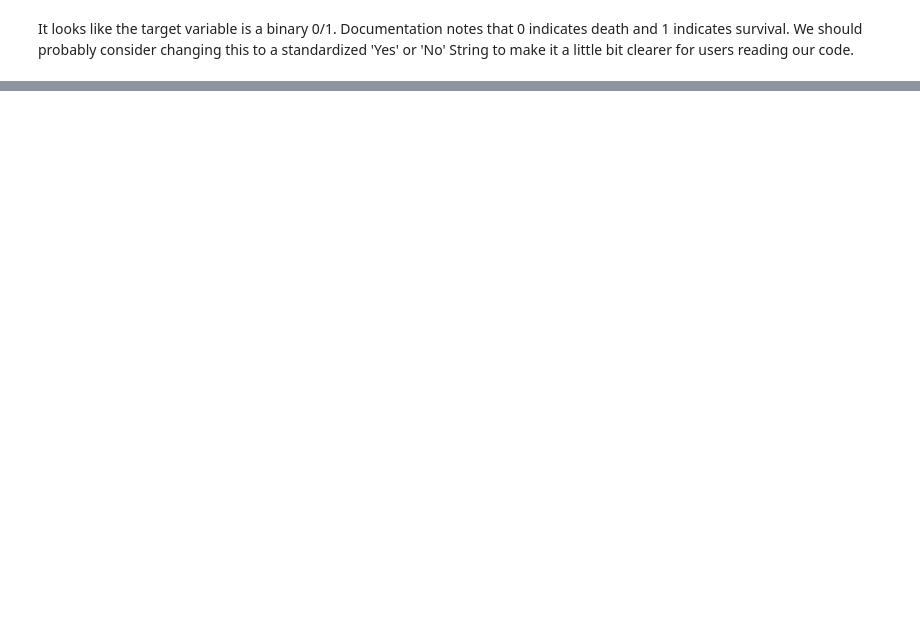
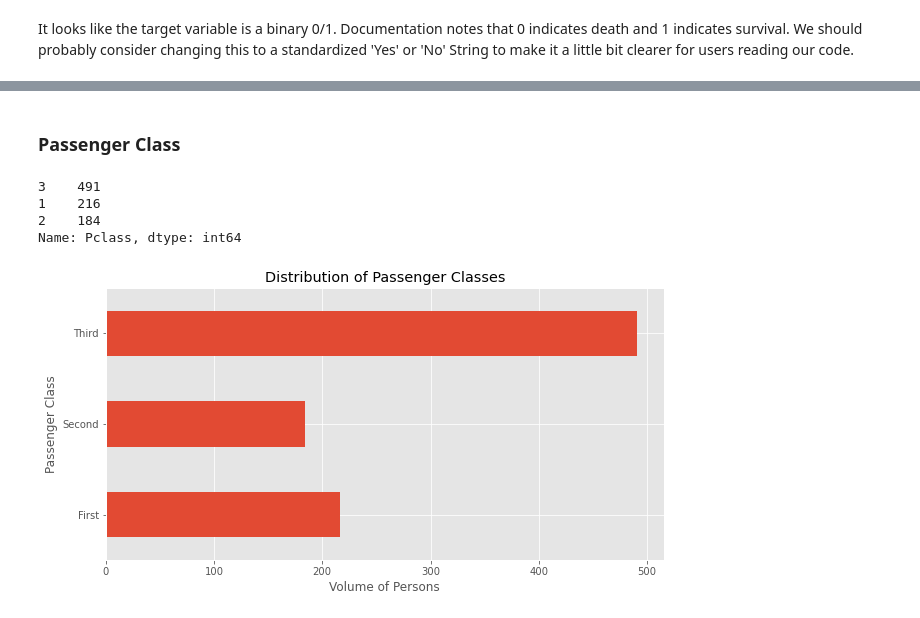
Before and after one commit to Enigma1210/FinalProject_Titanic, a Jupyter notebook: FinalProject.ipynb, the cells around one changed output, grey strips where cells are left out. Saved outputs shown, nothing was run; the diff lists cells and outputs as text; code cells hidden in the pictures; blank space fills up the shorter version.

```diff
--- a/FinalProject.ipynb
+++ b/FinalProject.ipynb
@@ -127,2 +124,12 @@ Name: Survived, dtype: float64
 # %% [markdown]
 It looks like the target variable is a binary 0/1. Documentation notes that 0 indicates death and 1 indicates survival. We should probably consider changing this to a standardized 'Yes' or 'No' String to make it a little bit clearer for users reading our code.
+# %%
+#Create a function to convert 0/1 survival indicators to yes no for ease of comprehension
+def survived_to_string(row):
+    if (row['Survived'] == 0):
+        return 'no'
+    if (row['Survived'] == 1):
+        return 'yes'
+# %%
+#Apply the function that we've created to create a new column
+df['Survived_txt'] = df['Survived'] = df.apply(lambda row: survived_to_string(row), axis = 1)
@@ -128,0 +151,9 @@ It looks like the target variable is a binary 0/1. Documentation notes that 0 in
+# %%
+#Create a bar graph visualization of survival
+plt.figure(figsize = (10,5))
+plt.style.use('ggplot')
+
+df.groupby('Survived_txt').size().plot(kind = 'barh').set(title = 'Survival Outcomes Amongst Passengers',
+                                                          xlabel = 'Number of People', ylabel = 'Survival Outcome')
+plt.show()
+#plt.savefig('surival.png', bbox_inches = 'tight')
@@ -128,0 +162,22 @@ It looks like the target variable is a binary 0/1. Documentation notes that 0 in
+# %% [markdown]
+### Passenger Class
+# %%
+df['Pclass'].value_counts()
+# %% [output]
+3    491
+1    216
+2    184
+Name: Pclass, dtype: int64
+# %%
+#Now let's look at the distribution of passenger classes
+plt.figure(figsize = (10,5))
+plt.style.use('ggplot')
+
+df.groupby('Pclass').size().plot(kind = 'barh').set(title = 'Distribution of Passenger Classes',
+                                                          xlabel = 'Volume of Persons', ylabel = 'Passenger Class',
+                                                   yticklabels =
+                                                    ['First', 'Second', 'Third'])
+plt.show()
+#plt.savefig('surival.png', bbox_inches = 'tight')
+# %% [output]
+[figure, added]
```
Also changed, not shown: parts of 6 cells of this notebook.
